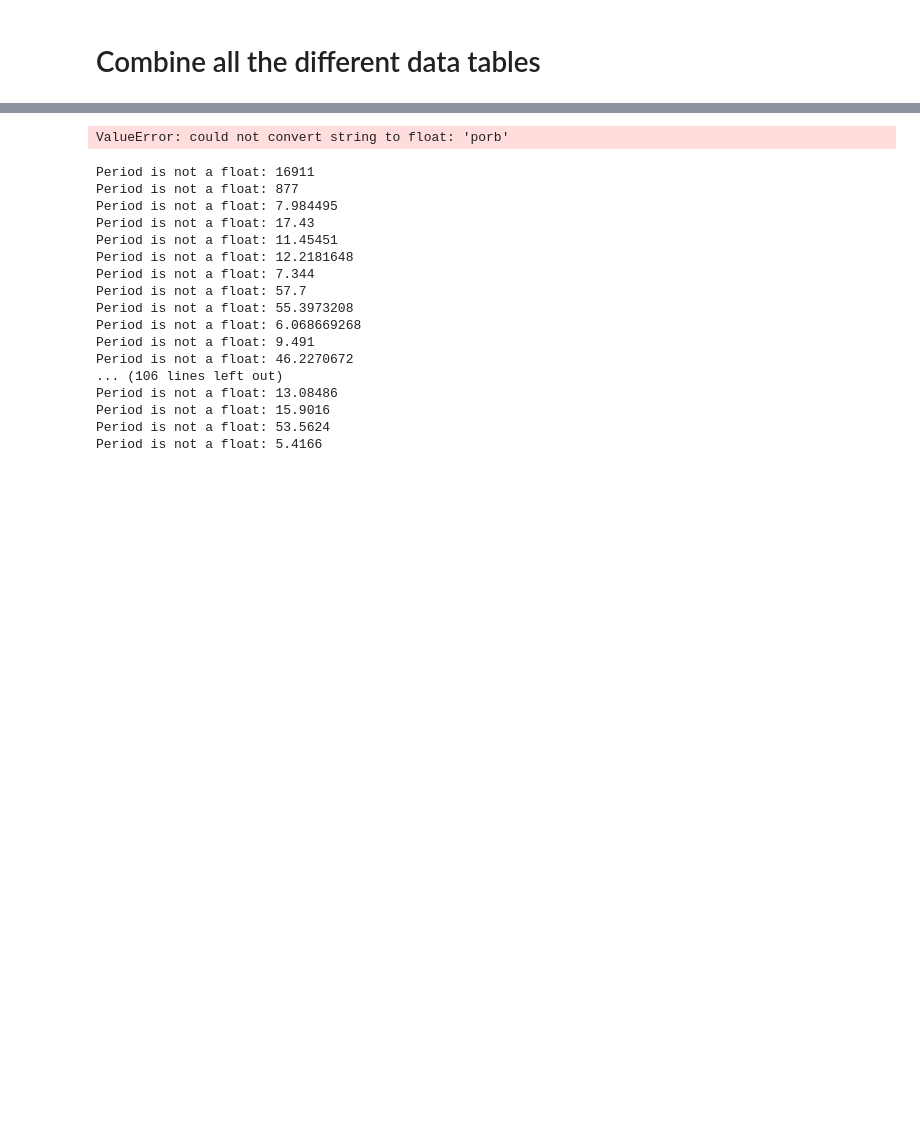
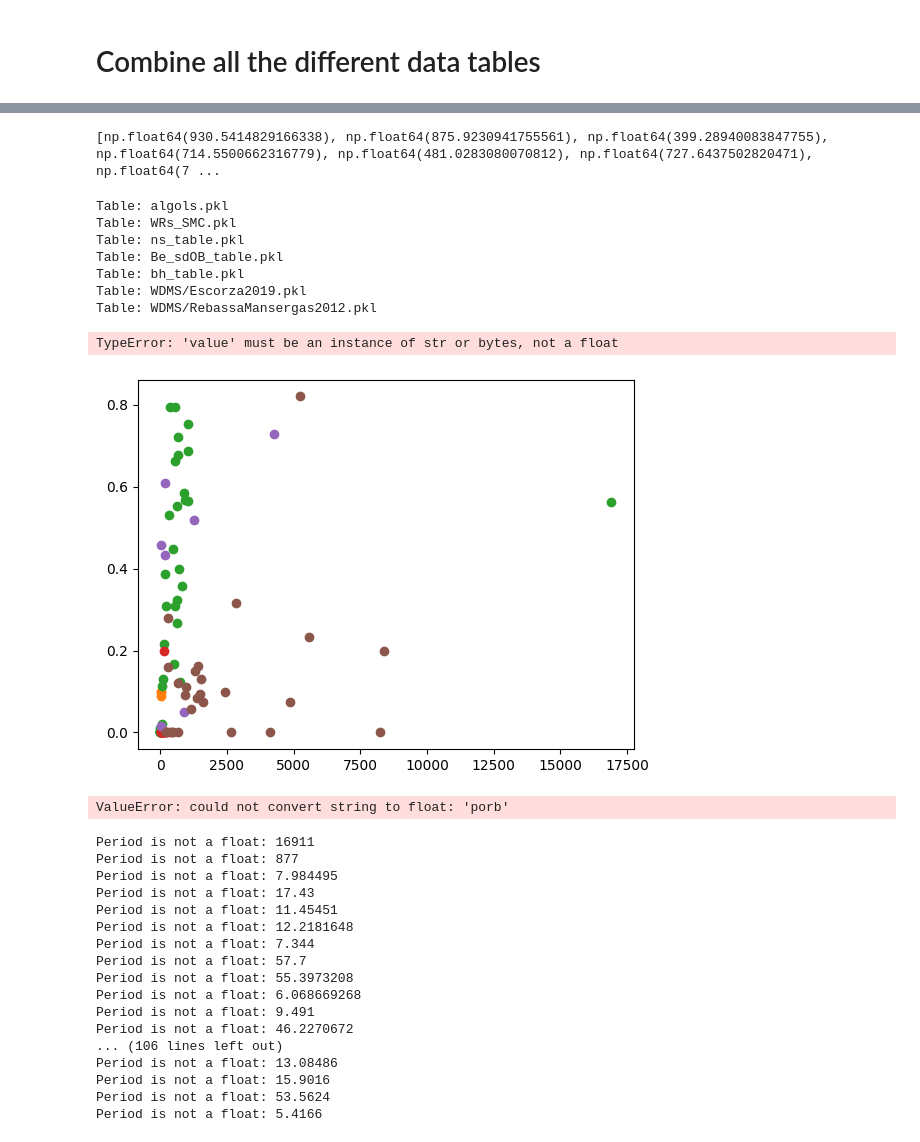
Before and after one commit to LiekeVanSon/post_mt_catalog, a Jupyter notebook: code/Combine_Data.ipynb, the cells around one changed output, grey strips where cells are left out. Cells and saved outputs as stored; diff of their text form; code cells hidden in the pictures; blank space fills up the shorter version.

```diff
--- a/code/Combine_Data.ipynb
+++ b/code/Combine_Data.ipynb
@@ -80,2 +173,40 @@ display(Post_MT_table)
+# %%
+P = [row[1] for row in loaded_tables['WDMS/Shahaf2024.pkl']['Period']]
+print(P)
+#  if isinstance(row, (list, tuple)) and len(row) > 1]
+# [a[1] for a in loaded_tables['WDMS/Shahaf2024.pkl']['Period'].values]
+# %% [output]
+[np.float64(930.5414829166338), np.float64(875.9230941755561), np.float64(399.28940083847755), np.float64(714.5500662316779), np.float64(481.0283080070812), np.float64(727.6437502820471), np.float64(7 ...
+# %%
+# plot Period vs Eccentricity for every table
+for table_name in list_of_tables:
+
+    try:
+        print(f"Table: {table_name}")
+
+        P = [loaded_tables[table_name]['Period'][i][1] for i in range(len(loaded_tables[table_name]['Period']))]
+        e = [loaded_tables[table_name]['Eccentricity'][i][1] for i in range(len(loaded_tables[table_name]['Eccentricity']))]
+
+    except Exception as e:
+        print(f"Error processing table {table_name}") #: {e}
+        continue
+
+    legend_label = table_name[:-4].replace('WDMS/', '')  # Remove .pkl extension for label
+    plt.scatter(P, e, marker='o', label=table_name[:-4])  # Remove .pkl extension for label
+
+plt.xlabel('Period (days)')
+plt.ylabel('Eccentricity')
+plt.legend()
+plt.show()
+# %% [output]
+Table: algols.pkl
+Table: WRs_SMC.pkl
+Table: ns_table.pkl
+Table: Be_sdOB_table.pkl
+Table: bh_table.pkl
+Table: WDMS/Escorza2019.pkl
+Table: WDMS/RebassaMansergas2012.pkl
+TypeError: 'value' must be an instance of str or bytes, not a float
+[figure, added]
 # %%
 # display(Post_MT_table['Period'])
```
Also changed, not shown: parts of 7 cells of this notebook, 1 other file.
